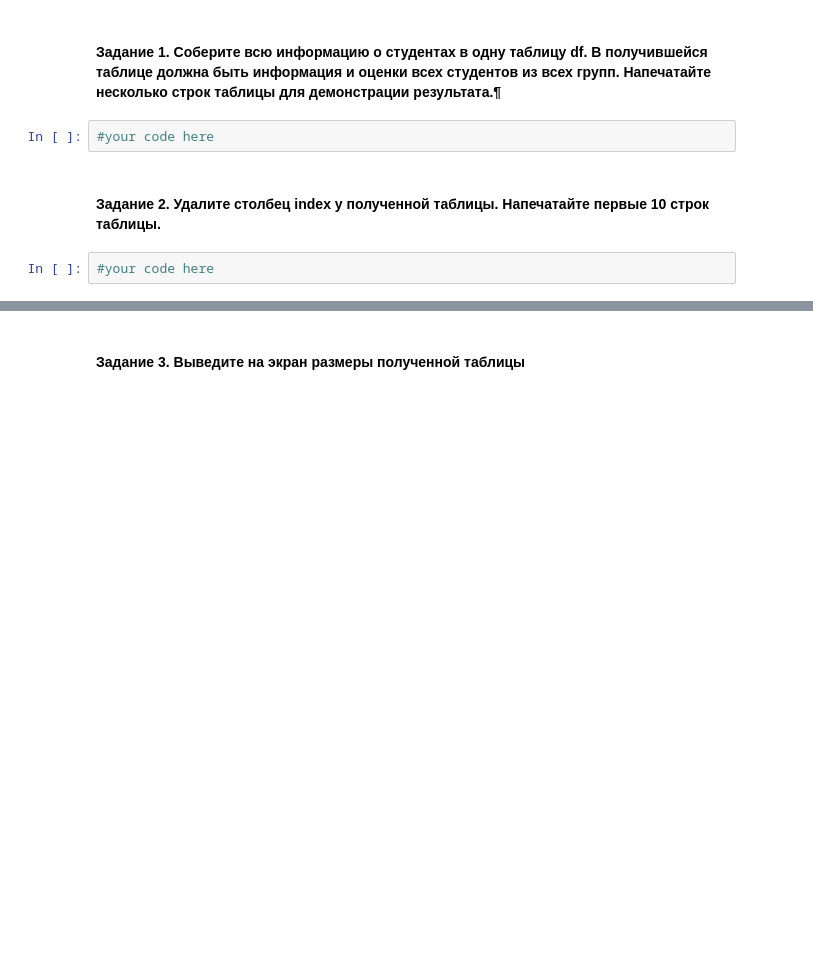
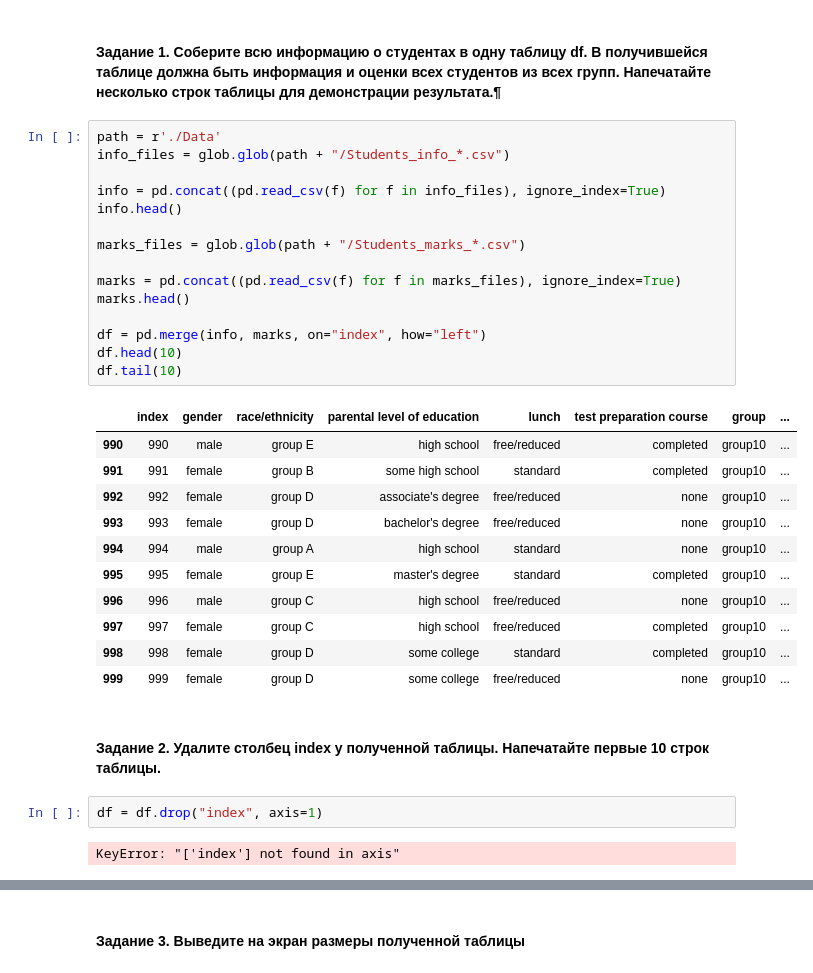
Before and after one commit to Nol1fer/iad-intro-ds, a Jupyter notebook: hw02/hw02_pandas.ipynb, the cells around one changed output, grey strips where cells are left out. Saved outputs shown, nothing was run; the diff lists cells and outputs as text; blank space fills up the shorter version.

```diff
--- a/hw02/hw02_pandas.ipynb
+++ b/hw02/hw02_pandas.ipynb
@@ -16,9 +18,36 @@ import pandas as pd
 Подробно об этих методах посмотрите тут: https://www.kaggle.com/residentmario/renaming-and-combining#Combining
 # %% [markdown]
 #### Задание 1. Соберите всю информацию о студентах в одну таблицу df. В получившейся таблице должна быть информация и оценки всех студентов из всех групп. Напечатайте несколько строк таблицы для демонстрации результата.¶
-# %%
-#your code here
+# %%
+path = r'./Data'
+info_files = glob.glob(path + "/Students_info_*.csv")
+
+info = pd.concat((pd.read_csv(f) for f in info_files), ignore_index=True)
+info.head()
+
+marks_files = glob.glob(path + "/Students_marks_*.csv")
+
+marks = pd.concat((pd.read_csv(f) for f in marks_files), ignore_index=True)
+marks.head()
+
+df = pd.merge(info, marks, on="index", how="left")
+df.head(10)
+df.tail(10)
+# %% [output]
+|  | index | gender | race/ethnicity | parental level of education | lunch | test preparation course | group | ... |
+| 990 | 990 | male | group E | high school | free/reduced | completed | group10 | ... |
+| 991 | 991 | female | group B | some high school | standard | completed | group10 | ... |
+| 992 | 992 | female | group D | associate's degree | free/reduced | none | group10 | ... |
+| 993 | 993 | female | group D | bachelor's degree | free/reduced | none | group10 | ... |
+| 994 | 994 | male | group A | high school | standard | none | group10 | ... |
+| 995 | 995 | female | group E | master's degree | standard | completed | group10 | ... |
+| 996 | 996 | male | group C | high school | free/reduced | none | group10 | ... |
+| 997 | 997 | female | group C | high school | free/reduced | completed | group10 | ... |
+| 998 | 998 | female | group D | some college | standard | completed | group10 | ... |
+| 999 | 999 | female | group D | some college | free/reduced | none | group10 | ... |
 # %% [markdown]
 #### Задание 2. Удалите столбец index у полученной таблицы. Напечатайте первые 10 строк таблицы.
-# %%
-#your code here
+# %%
+df = df.drop("index", axis=1)
+# %% [output]
+KeyError: "['index'] not found in axis"
```
Also changed, not shown: parts of 40 cells of this notebook.
